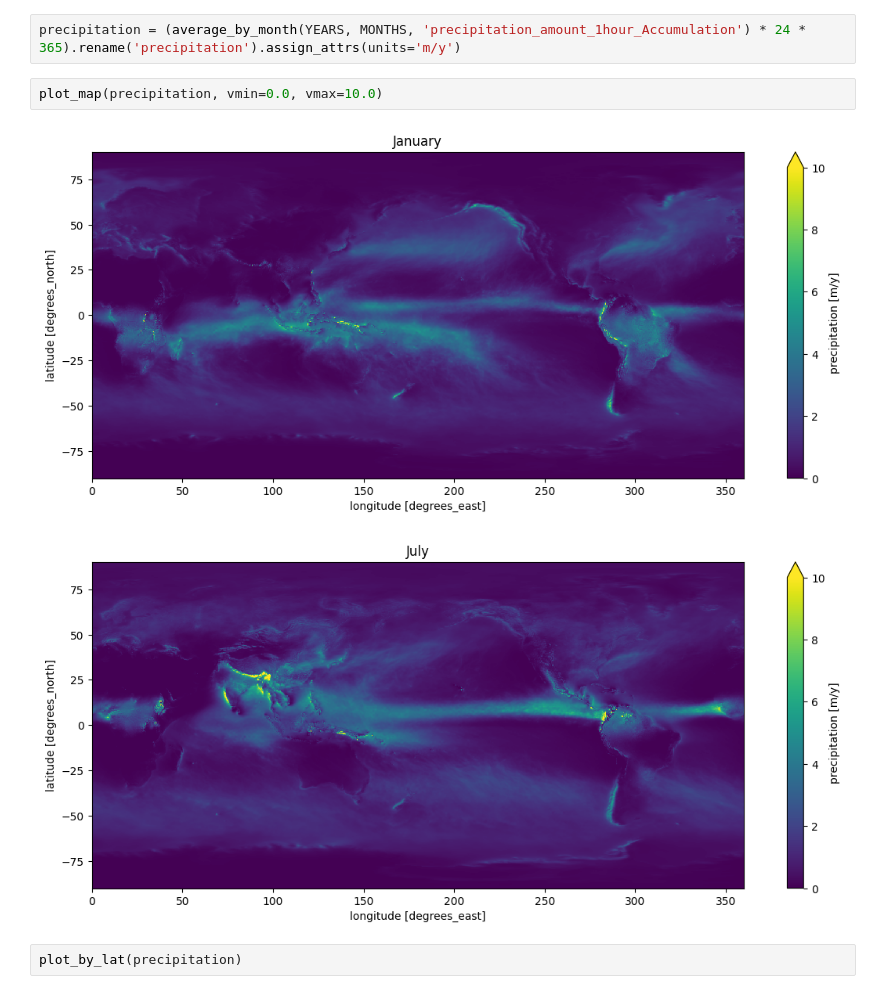
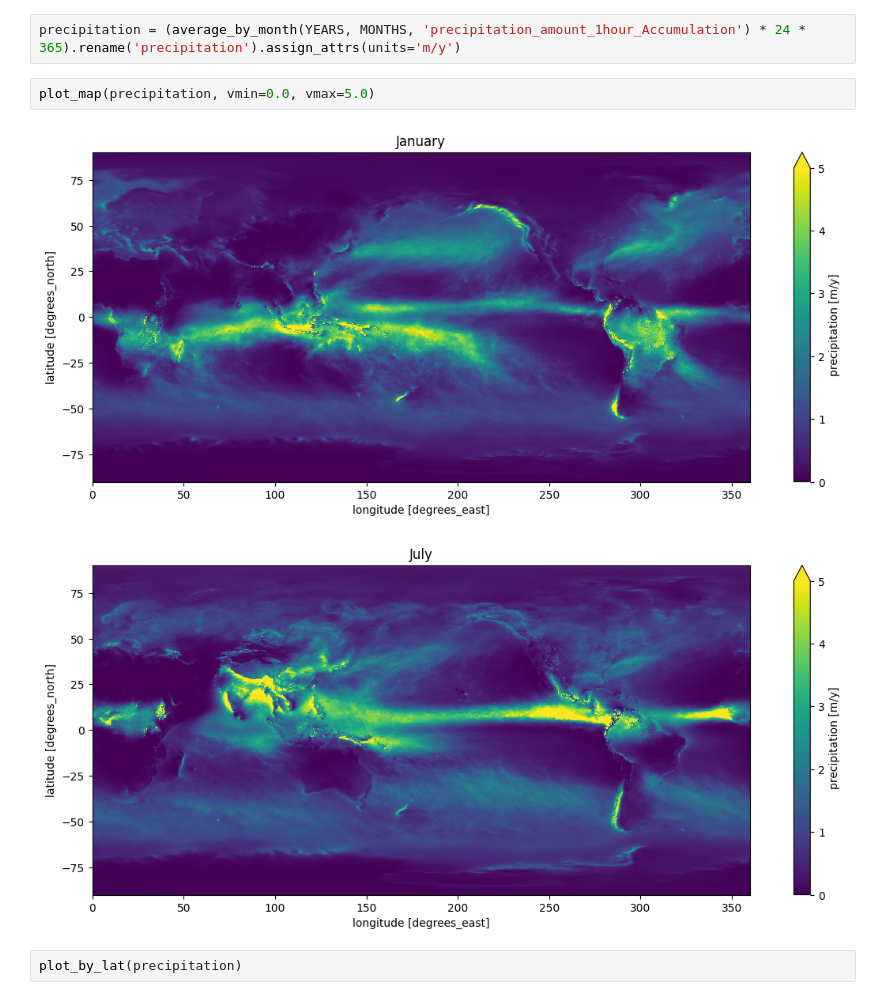
Before and after one commit to ttencate/global_climate, a Jupyter notebook: global_climate.ipynb, the cells around one changed output. Cells and saved outputs as stored; diff of their text form.

```diff
--- a/global_climate.ipynb
+++ b/global_climate.ipynb
@@ -169,10 +169,10 @@ plot_by_lat(temperature)
 # %%
 precipitation = (average_by_month(YEARS, MONTHS, 'precipitation_amount_1hour_Accumulation') * 24 * 365).rename('precipitation').assign_attrs(units='m/y')
 # %%
-plot_map(precipitation, vmin=0.0, vmax=10.0)
+plot_map(precipitation, vmin=0.0, vmax=5.0)
 # %% [output]
-[figure, old version]
+[figure, new version]
-[figure, old version]
+[figure, new version]
 # %%
 plot_by_lat(precipitation)
 # %% [output]
```
Also changed, not shown: parts of 1 cell of this notebook.
